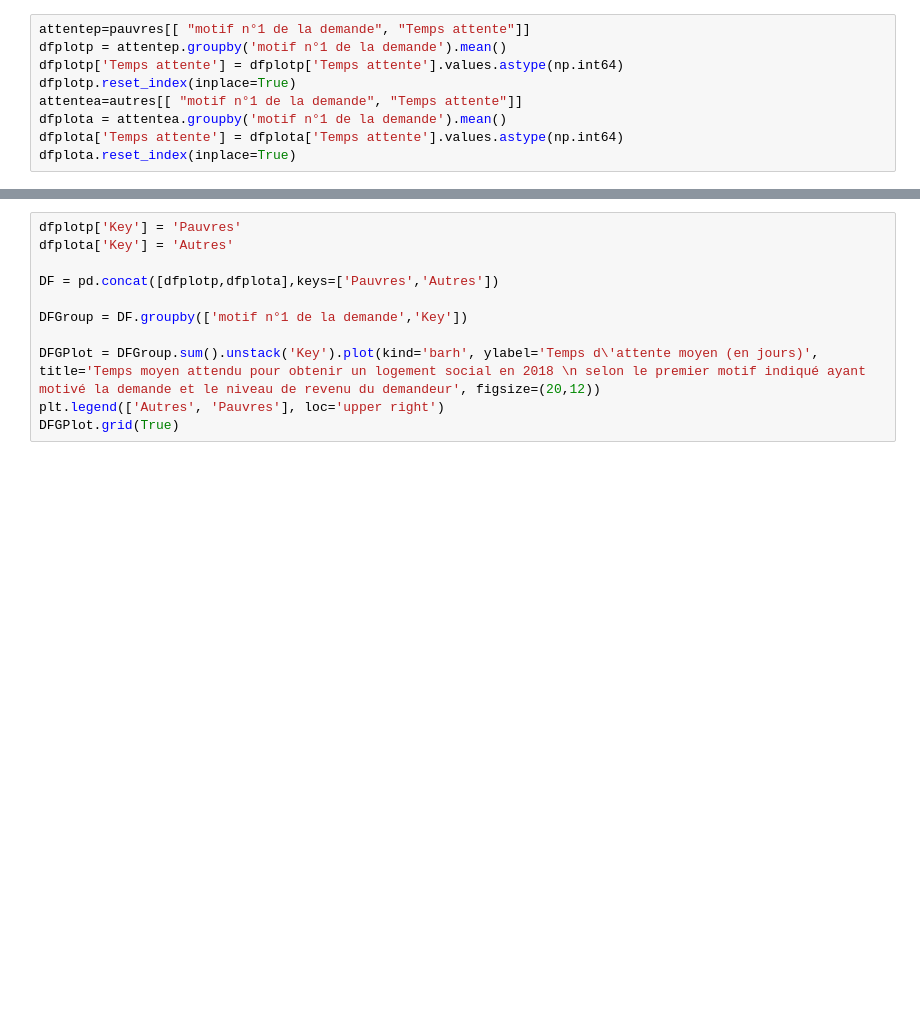
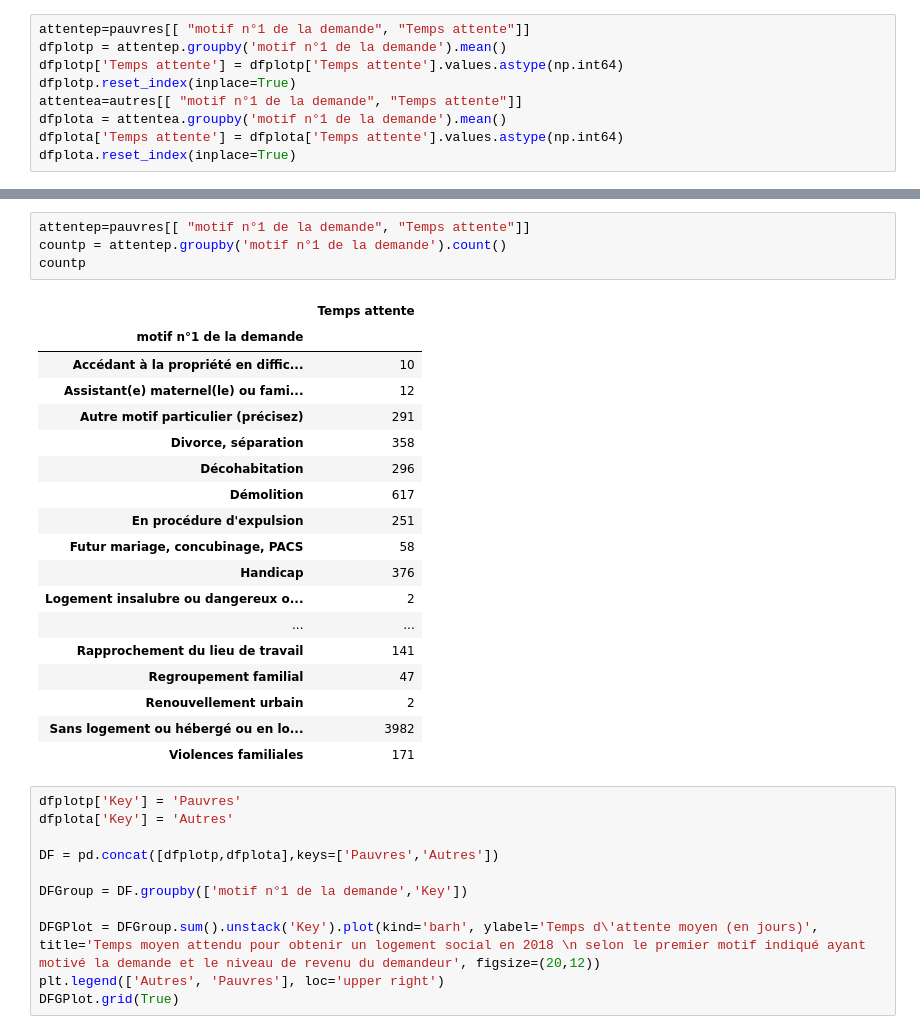
Before and after one commit to cmllbll/Social-Housing-in-France, a Jupyter notebook: Temps d'attente.ipynb, the cells around one changed output, grey strips where cells are left out. Drawn from its saved outputs; the diff is of its cells as text; blank space fills up the shorter version.

```diff
--- a/Temps d'attente.ipynb
+++ b/Temps d'attente.ipynb
@@ -596,3 +703,26 @@ NameError: name 'pylab' is not defined
+# %%
+attentep=pauvres[[ "motif n°1 de la demande", "Temps attente"]]
+countp = attentep.groupby('motif n°1 de la demande').count()
+countp
+# %% [output]
+|  | Temps attente |
+| motif n°1 de la demande |  |
+| Accédant à la propriété en diffic... | 10 |
+| Assistant(e) maternel(le) ou fami... | 12 |
+| Autre motif particulier (précisez) | 291 |
+| Divorce, séparation | 358 |
+| Décohabitation | 296 |
+| Démolition | 617 |
+| En procédure d'expulsion | 251 |
+| Futur mariage, concubinage, PACS | 58 |
+| Handicap | 376 |
+| Logement insalubre ou dangereux o... | 2 |
+| ... | ... |
+| Rapprochement du lieu de travail | 141 |
+| Regroupement familial | 47 |
+| Renouvellement urbain | 2 |
+| Sans logement ou hébergé ou en lo... | 3982 |
+| Violences familiales | 171 |
 # %%
 dfplotp['Key'] = 'Pauvres'
 dfplota['Key'] = 'Autres'
```
Also changed, not shown: parts of 11 cells of this notebook.
